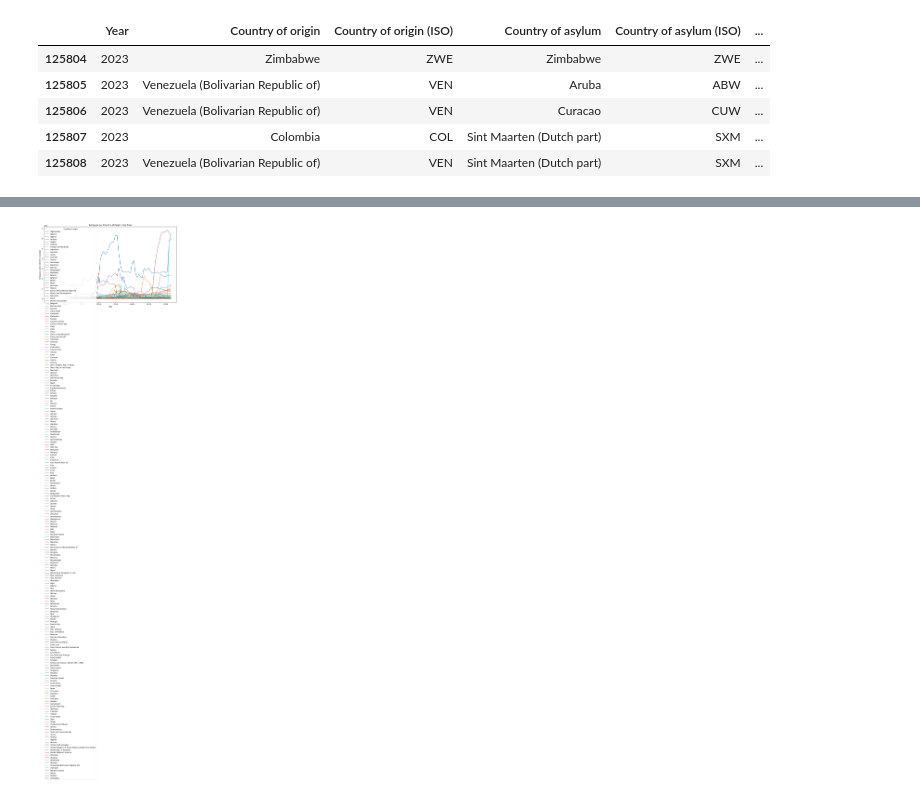
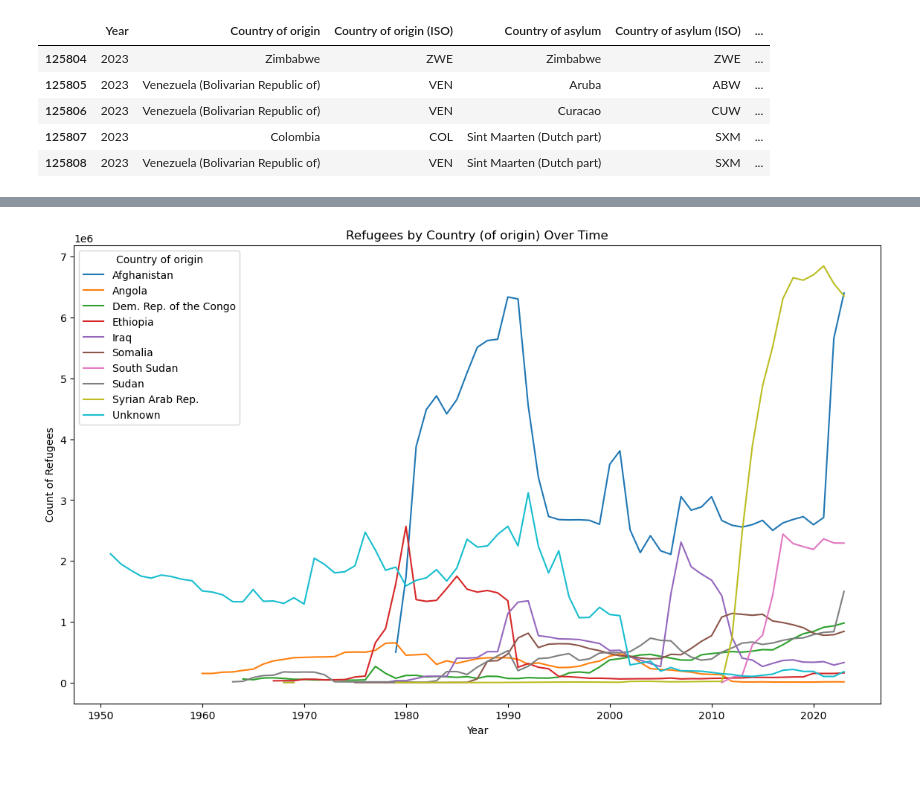
Before and after one commit to ryanhartman247/capstone_refugees_da12, a Jupyter notebook: notebooks/population_totals.ipynb, the cells around one changed output, grey strips where cells are left out. Cells and saved outputs as stored; diff of their text form; code cells hidden in the pictures; blank space fills up the shorter version.

```diff
--- a/notebooks/population_totals.ipynb
+++ b/notebooks/population_totals.ipynb
@@ -39,7 +22,13 @@ memory usage: 11.5+ MB
 # %%
 # total refugees by country of origin for all years
 # do a heat map to show where refugees are coming from?
-pop_df.groupby('Country of origin')["Refugees under UNHCR's mandate"].sum().reset_index().sort_values("Refugees under UNHCR's mandate", ascending=False).head(20)
+count_origin = (
+    pop_df.groupby('Country of origin')["Refugees under UNHCR's mandate"].sum()
+    .reset_index()
+    .sort_values("Refugees under UNHCR's mandate", ascending=False)
+    .iloc[0:500]
+)
+count_origin
 # %% [output]
 |  | Country of origin | Refugees under UNHCR's mandate |
 | 0 | Afghanistan | 154402630 |
@@ -72,6 +77,9 @@ memory usage: 983.0 KB
+# %%
+# slicing pop_df to only include countries that exist in count_origin df
+top_df = pop_df[pop_df['Country of origin'].isin(count_origin['Country of origin'])]
 # %%
-#Group by year and country to get sum of refugees by country by year
-df_grouped = pop_df.groupby(['Year', 'Country of origin'])['Refugees under UNHCR\'s mandate'].sum().reset_index()
+# Group by year and country to get sum of refugees by country by year
+df_grouped = top_df.groupby(['Year', 'Country of origin'])['Refugees under UNHCR\'s mandate'].sum().reset_index()
 #df_grouped
 
 # Create pivot table with country as rows and year as columns
@@ -80,12 +88,12 @@ df_pivot = df_grouped.pivot(index='Year', columns='Country of origin', values='R
 # %%
 # Now plot this data
 plt.figure(figsize=(14, 8))
 df_pivot.plot(kind='line', legend=True, ax=plt.gca())
 
 # Add labels and title
 plt.xlabel('Year')
-plt.ylabel('Refugees under UNHCR\'s mandate')
-plt.title('Refugees per Country of Origin Over Time')
+plt.ylabel('Count of Refugees')
+plt.title('Refugees by Country (of origin) Over Time')
 plt.show()
 # %% [output]
-[figure, old version]
+[figure, new version]
```
Also changed, not shown: parts of 6 cells of this notebook, 3 other files.
